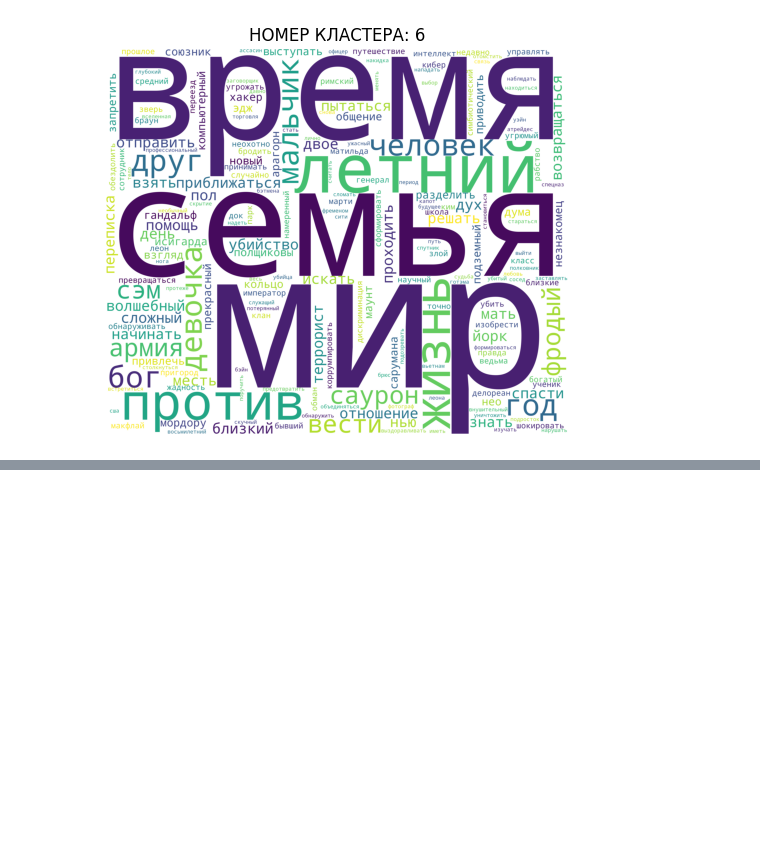
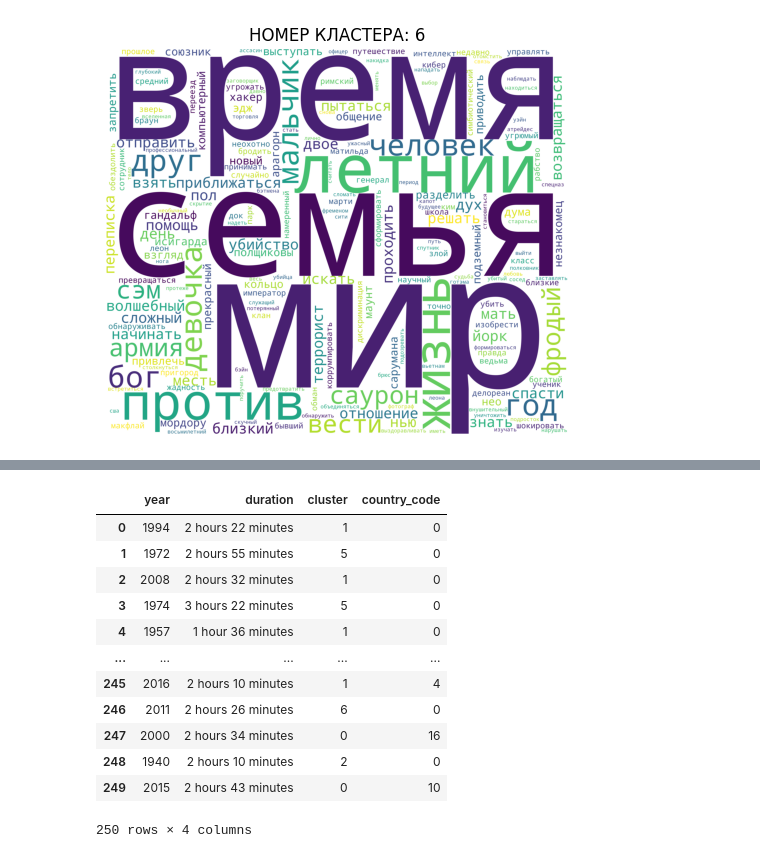
Before and after one commit to mewkfeli/MachineLearning, a Jupyter notebook: second_semestr/Parsers/clustering_text.ipynb, the cells around one changed output, grey strips where cells are left out. Saved outputs shown, nothing was run; the diff lists cells and outputs as text; code cells hidden in the pictures; blank space fills up the shorter version.

```diff
--- a/second_semestr/Parsers/clustering_text.ipynb
+++ b/second_semestr/Parsers/clustering_text.ipynb
@@ -442,0 +419,3 @@ for i in sorted(df['cluster'].unique()):
+# %%
+X = df.drop(columns=['title', 'genre', 'description', 'text_new', 'tokenize_texts', 'text_stem', 'text_lemm'])  # Признаки
+y = df['cluster']  # Целевая переменная (метки кластеров)
@@ -442,0 +431,32 @@ for i in sorted(df['cluster'].unique()):
+# %%
+# Список уникальных стран
+unique_countries = [
+    'United States', 'New Zealand', 'Italy', 'Germany', 'Japan',
+    'Brazil', 'France', 'South Korea', 'United Kingdom', 'Canada',
+    'India', 'West Germany', 'Lebanon', 'Soviet Union', 'Denmark',
+    'Iran', 'Mexico', 'Spain', 'Argentina', 'Australia', 'Ireland',
+    'Sweden', 'Turkey'
+]
+
+# Создаем словарь
+countries = {country: idx for idx, country in enumerate(unique_countries)}
+# %%
+X['country_code'] = X['country'].apply(lambda x: countries[x])
+# %%
+X = X.drop('country', axis=1)
+# %%
+X.head(250)
+# %% [output]
+|  | year | duration | cluster | country_code |
+| 0 | 1994 | 2 hours 22 minutes | 1 | 0 |
+| 1 | 1972 | 2 hours 55 minutes | 5 | 0 |
+| 2 | 2008 | 2 hours 32 minutes | 1 | 0 |
+| 3 | 1974 | 3 hours 22 minutes | 5 | 0 |
+| 4 | 1957 | 1 hour 36 minutes | 1 | 0 |
+| ... | ... | ... | ... | ... |
+| 245 | 2016 | 2 hours 10 minutes | 1 | 4 |
+| 246 | 2011 | 2 hours 26 minutes | 6 | 0 |
+| 247 | 2000 | 2 hours 34 minutes | 0 | 16 |
+| 248 | 1940 | 2 hours 10 minutes | 2 | 0 |
+| 249 | 2015 | 2 hours 43 minutes | 0 | 10 |
+250 rows × 4 columns
```
Also changed, not shown: parts of 46 cells of this notebook.
